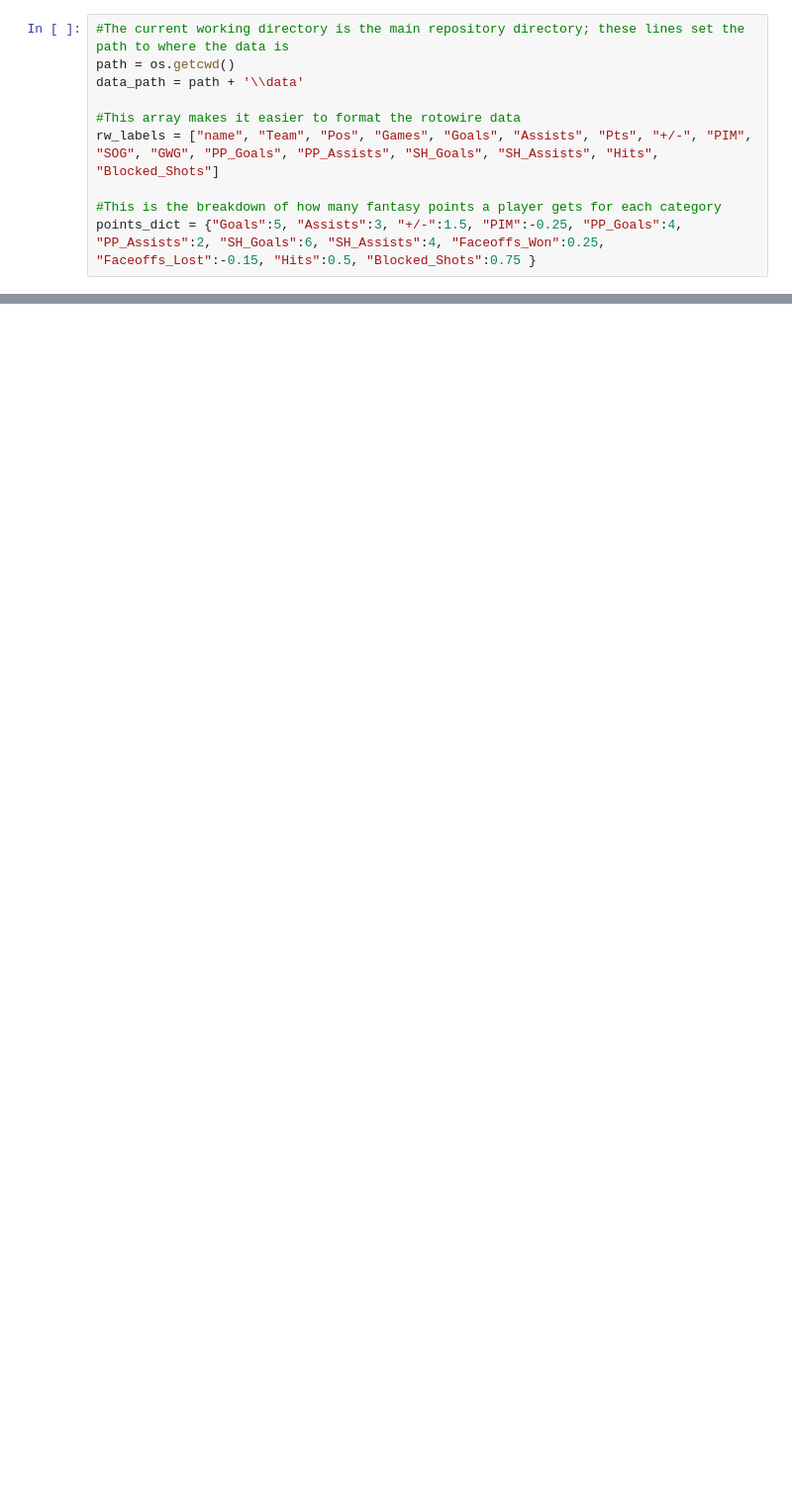
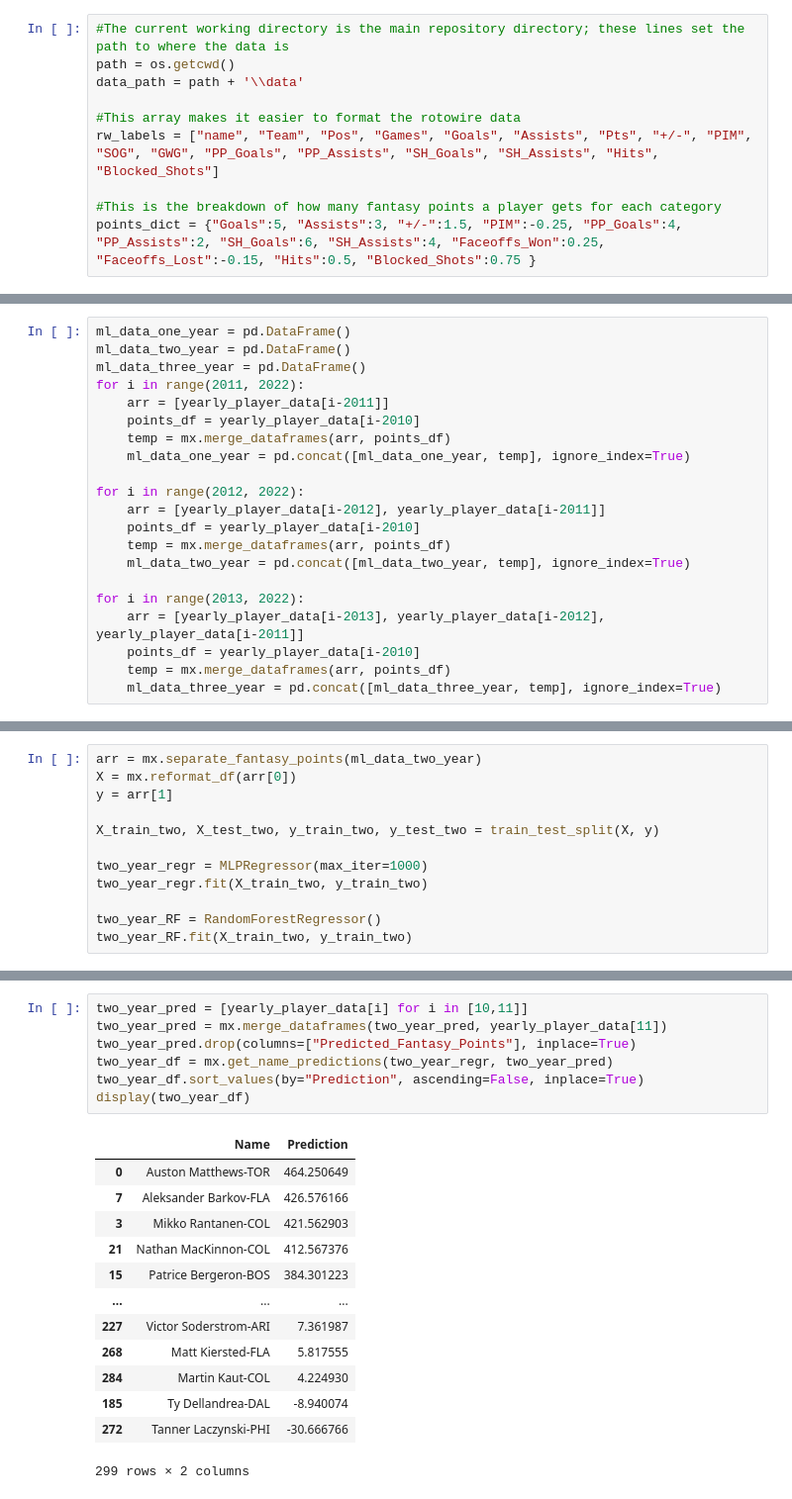
Before and after one commit to chrisberry888/FantasyHockeyAnalyzer, a Jupyter notebook: Fantasy Hockey Analyzer Notebook.ipynb, the cells around one changed output, grey strips where cells are left out. Shown at 99% size. Saved outputs shown, nothing was run; the diff lists cells and outputs as text; blank space fills up the shorter version.

```diff
--- a/Fantasy Hockey Analyzer Notebook.ipynb
+++ b/Fantasy Hockey Analyzer Notebook.ipynb
@@ -265,0 +101,21 @@ IndexError: list index out of range
+# %%
+ml_data_one_year = pd.DataFrame()
+ml_data_two_year = pd.DataFrame()
+ml_data_three_year = pd.DataFrame()
+for i in range(2011, 2022):
+    arr = [yearly_player_data[i-2011]]
+    points_df = yearly_player_data[i-2010]
+    temp = mx.merge_dataframes(arr, points_df)
+    ml_data_one_year = pd.concat([ml_data_one_year, temp], ignore_index=True)
+
+for i in range(2012, 2022):
+    arr = [yearly_player_data[i-2012], yearly_player_data[i-2011]]
+    points_df = yearly_player_data[i-2010]
+    temp = mx.merge_dataframes(arr, points_df)
+    ml_data_two_year = pd.concat([ml_data_two_year, temp], ignore_index=True)
+
+for i in range(2013, 2022):
+    arr = [yearly_player_data[i-2013], yearly_player_data[i-2012], yearly_player_data[i-2011]]
+    points_df = yearly_player_data[i-2010]
+    temp = mx.merge_dataframes(arr, points_df)
+    ml_data_three_year = pd.concat([ml_data_three_year, temp], ignore_index=True)
@@ -265,0 +144,12 @@ IndexError: list index out of range
+# %%
+arr = mx.separate_fantasy_points(ml_data_two_year)
+X = mx.reformat_df(arr[0])
+y = arr[1]
+
+X_train_two, X_test_two, y_train_two, y_test_two = train_test_split(X, y)
+
+two_year_regr = MLPRegressor(max_iter=1000)
+two_year_regr.fit(X_train_two, y_train_two)
+
+two_year_RF = RandomForestRegressor()
+two_year_RF.fit(X_train_two, y_train_two)
@@ -265,0 +229,21 @@ IndexError: list index out of range
+# %%
+two_year_pred = [yearly_player_data[i] for i in [10,11]]
+two_year_pred = mx.merge_dataframes(two_year_pred, yearly_player_data[11])
+two_year_pred.drop(columns=["Predicted_Fantasy_Points"], inplace=True)
+two_year_df = mx.get_name_predictions(two_year_regr, two_year_pred)
+two_year_df.sort_values(by="Prediction", ascending=False, inplace=True)
+display(two_year_df)
+# %% [output]
+|  | Name | Prediction |
+| 0 | Auston Matthews-TOR | 464.250649 |
+| 7 | Aleksander Barkov-FLA | 426.576166 |
+| 3 | Mikko Rantanen-COL | 421.562903 |
+| 21 | Nathan MacKinnon-COL | 412.567376 |
+| 15 | Patrice Bergeron-BOS | 384.301223 |
+| ... | ... | ... |
+| 227 | Victor Soderstrom-ARI | 7.361987 |
+| 268 | Matt Kiersted-FLA | 5.817555 |
+| 284 | Martin Kaut-COL | 4.224930 |
+| 185 | Ty Dellandrea-DAL | -8.940074 |
+| 272 | Tanner Laczynski-PHI | -30.666766 |
+299 rows × 2 columns
```
Also changed, not shown: parts of 50 cells of this notebook, 3 other files.
